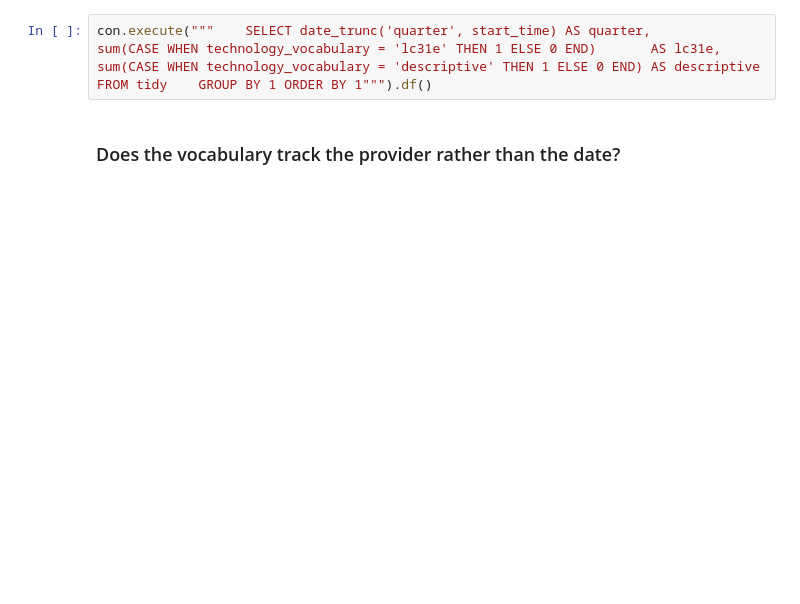
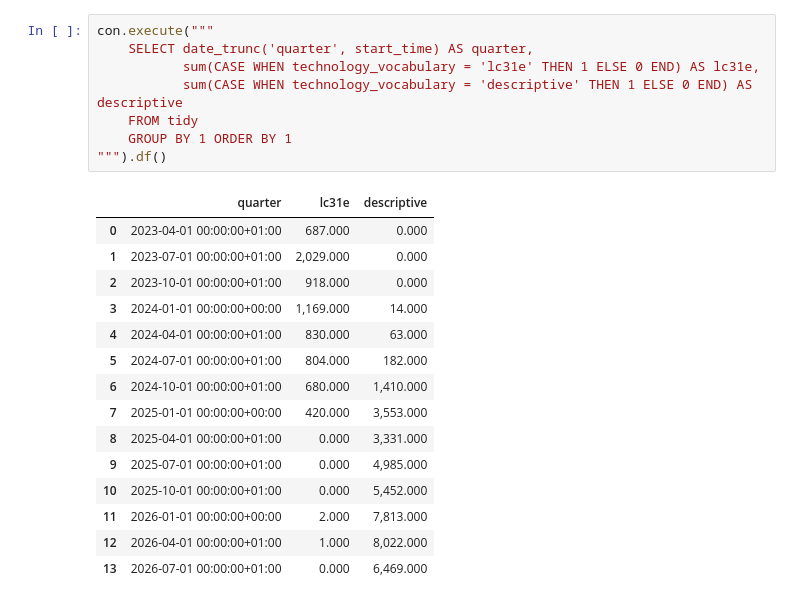
Before and after one commit to LAFarah/who-gets-dispatched, a Jupyter notebook: notebooks/01_explore.ipynb, the cells around one changed output. Saved outputs shown, nothing was run; the diff lists cells and outputs as text; blank space fills up the shorter version.

```diff
--- a/notebooks/01_explore.ipynb
+++ b/notebooks/01_explore.ipynb
@@ -21,4 +99,24 @@ con.execute("""    SELECT technology_vocabulary,           min(start_time) AS fi
 # %%
-con.execute("""    SELECT date_trunc('quarter', start_time) AS quarter,           sum(CASE WHEN technology_vocabulary = 'lc31e' THEN 1 ELSE 0 END)       AS lc31e,           sum(CASE WHEN technology_vocabulary = 'descriptive' THEN 1 ELSE 0 END) AS descriptive    FROM tidy    GROUP BY 1 ORDER BY 1""").df()
+con.execute("""
+    SELECT date_trunc('quarter', start_time) AS quarter,
+           sum(CASE WHEN technology_vocabulary = 'lc31e' THEN 1 ELSE 0 END) AS lc31e,
+           sum(CASE WHEN technology_vocabulary = 'descriptive' THEN 1 ELSE 0 END) AS descriptive
+    FROM tidy
+    GROUP BY 1 ORDER BY 1
+""").df()
+# %% [output]
+|  | quarter | lc31e | descriptive |
+| 0 | 2023-04-01 00:00:00+01:00 | 687.000 | 0.000 |
+| 1 | 2023-07-01 00:00:00+01:00 | 2,029.000 | 0.000 |
+| 2 | 2023-10-01 00:00:00+01:00 | 918.000 | 0.000 |
+| 3 | 2024-01-01 00:00:00+00:00 | 1,169.000 | 14.000 |
+| 4 | 2024-04-01 00:00:00+01:00 | 830.000 | 63.000 |
+| 5 | 2024-07-01 00:00:00+01:00 | 804.000 | 182.000 |
+| 6 | 2024-10-01 00:00:00+01:00 | 680.000 | 1,410.000 |
+| 7 | 2025-01-01 00:00:00+00:00 | 420.000 | 3,553.000 |
+| 8 | 2025-04-01 00:00:00+01:00 | 0.000 | 3,331.000 |
+| 9 | 2025-07-01 00:00:00+01:00 | 0.000 | 4,985.000 |
+| 10 | 2025-10-01 00:00:00+01:00 | 0.000 | 5,452.000 |
+| 11 | 2026-01-01 00:00:00+00:00 | 2.000 | 7,813.000 |
+| 12 | 2026-04-01 00:00:00+01:00 | 1.000 | 8,022.000 |
+| 13 | 2026-07-01 00:00:00+01:00 | 0.000 | 6,469.000 |
-# %% [markdown]
-### Does the vocabulary track the provider rather than the date?
```
Also changed, not shown: parts of 25 cells of this notebook.
